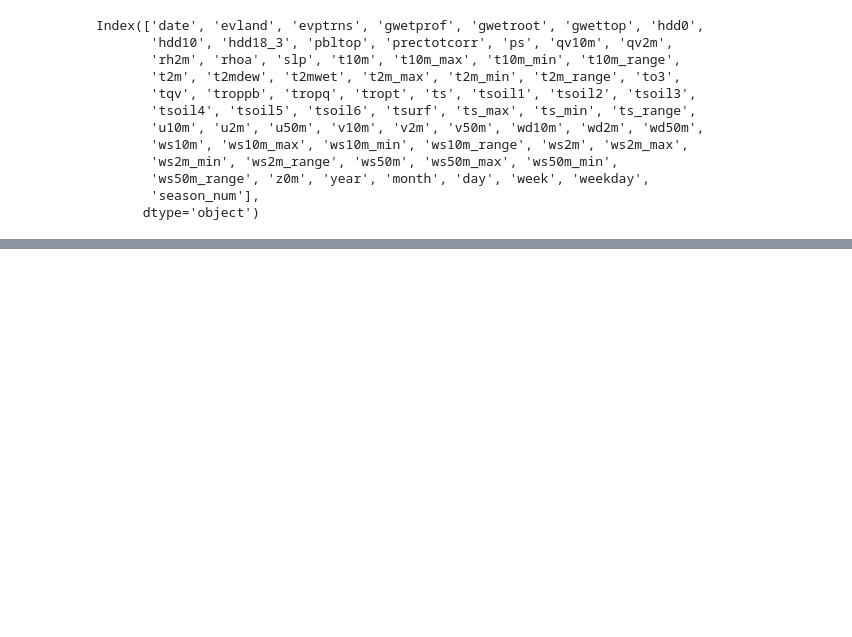
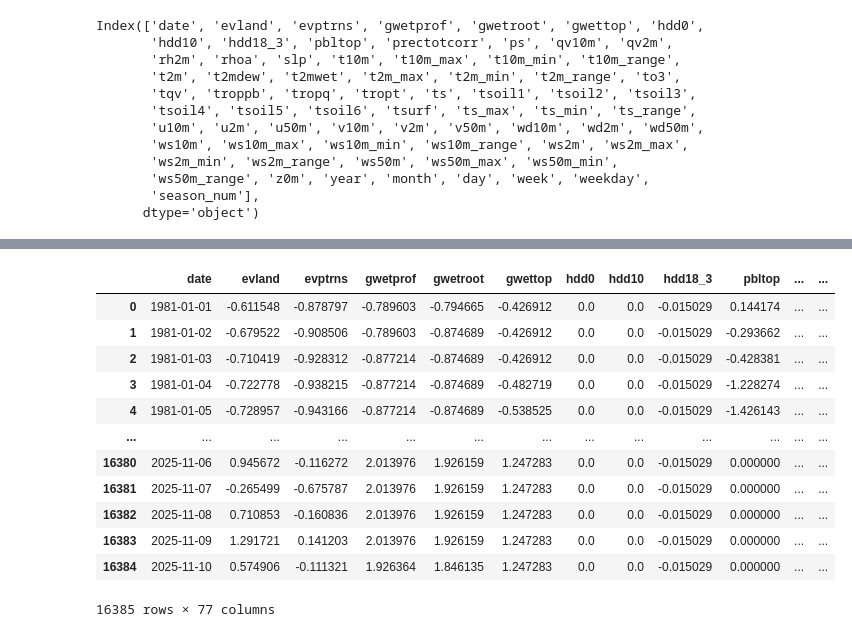
Before and after one commit to farlos3/Climate-Change-Analysis, a Jupyter notebook: Notebook/date_prepareV2.ipynb, the cells around one changed output, grey strips where cells are left out. Drawn from its saved outputs; the diff is of its cells as text; code cells hidden in the pictures; blank space fills up the shorter version.

```diff
--- a/Notebook/date_prepareV2.ipynb
+++ b/Notebook/date_prepareV2.ipynb
@@ -424,0 +501,10 @@ Index(['date', 'evland', 'evptrns', 'gwetprof', 'gwetroot', 'gwettop', 'hdd0',
+# %%
+H = 7
+
+df["et_total"] = df["evland"] + df["evptrns"]
+
+df["t2m_forecast_7d"] = df["t2m"].shift(-H)
+df["rain_forecast_7d"] = df["prectotcorr"].shift(-H)
+df["et_forecast_7d"] = df["et_total"].shift(-H)
+df["soil_moisture_forecast_7d"] = df["gwettop"].shift(-H)
+df["wind_forecast_7d"] = df["ws10m"].shift(-H)
@@ -425 +518,40 @@ Index(['date', 'evland', 'evptrns', 'gwetprof', 'gwetroot', 'gwettop', 'hdd0',
+# %%
+num_cols = df.columns.tolist()
+
+target_cols = [
+    "t2m_forecast_7d",
+    "rain_forecast_7d",
+    "et_forecast_7d",
+    "soil_moisture_forecast_7d",
+    "wind_forecast_7d"
+]
+
+num_cols = df.select_dtypes(include=[np.number]).columns.tolist()
+
+feature_cols = [col for col in num_cols if col not in target_cols]
+# %%
+df = df.dropna(subset=target_cols)
+# %%
+scaler = StandardScaler()
+
+df_scaled = df.copy()
+df_scaled[feature_cols] = scaler.fit_transform(df[feature_cols])
+
+# joblib.dump(scaler, "feature_scaler.pkl")
+# %%
+df_scaled
+# %% [output]
+|  | date | evland | evptrns | gwetprof | gwetroot | gwettop | hdd0 | hdd10 | hdd18_3 | pbltop | ... | ... |
+| 0 | 1981-01-01 | -0.611548 | -0.878797 | -0.789603 | -0.794665 | -0.426912 | 0.0 | 0.0 | -0.015029 | 0.144174 | ... | ... |
+| 1 | 1981-01-02 | -0.679522 | -0.908506 | -0.789603 | -0.874689 | -0.426912 | 0.0 | 0.0 | -0.015029 | -0.293662 | ... | ... |
+| 2 | 1981-01-03 | -0.710419 | -0.928312 | -0.877214 | -0.874689 | -0.426912 | 0.0 | 0.0 | -0.015029 | -0.428381 | ... | ... |
+| 3 | 1981-01-04 | -0.722778 | -0.938215 | -0.877214 | -0.874689 | -0.482719 | 0.0 | 0.0 | -0.015029 | -1.228274 | ... | ... |
+| 4 | 1981-01-05 | -0.728957 | -0.943166 | -0.877214 | -0.874689 | -0.538525 | 0.0 | 0.0 | -0.015029 | -1.426143 | ... | ... |
+| ... | ... | ... | ... | ... | ... | ... | ... | ... | ... | ... | ... | ... |
+| 16380 | 2025-11-06 | 0.945672 | -0.116272 | 2.013976 | 1.926159 | 1.247283 | 0.0 | 0.0 | -0.015029 | 0.000000 | ... | ... |
+| 16381 | 2025-11-07 | -0.265499 | -0.675787 | 2.013976 | 1.926159 | 1.247283 | 0.0 | 0.0 | -0.015029 | 0.000000 | ... | ... |
+| 16382 | 2025-11-08 | 0.710853 | -0.160836 | 2.013976 | 1.926159 | 1.247283 | 0.0 | 0.0 | -0.015029 | 0.000000 | ... | ... |
+| 16383 | 2025-11-09 | 1.291721 | 0.141203 | 2.013976 | 1.926159 | 1.247283 | 0.0 | 0.0 | -0.015029 | 0.000000 | ... | ... |
+| 16384 | 2025-11-10 | 0.574906 | -0.111321 | 1.926364 | 1.846135 | 1.247283 | 0.0 | 0.0 | -0.015029 | 0.000000 | ... | ... |
+16385 rows × 77 columns
 # %%
```
Also changed, not shown: parts of 7 cells of this notebook, 3 other files.
